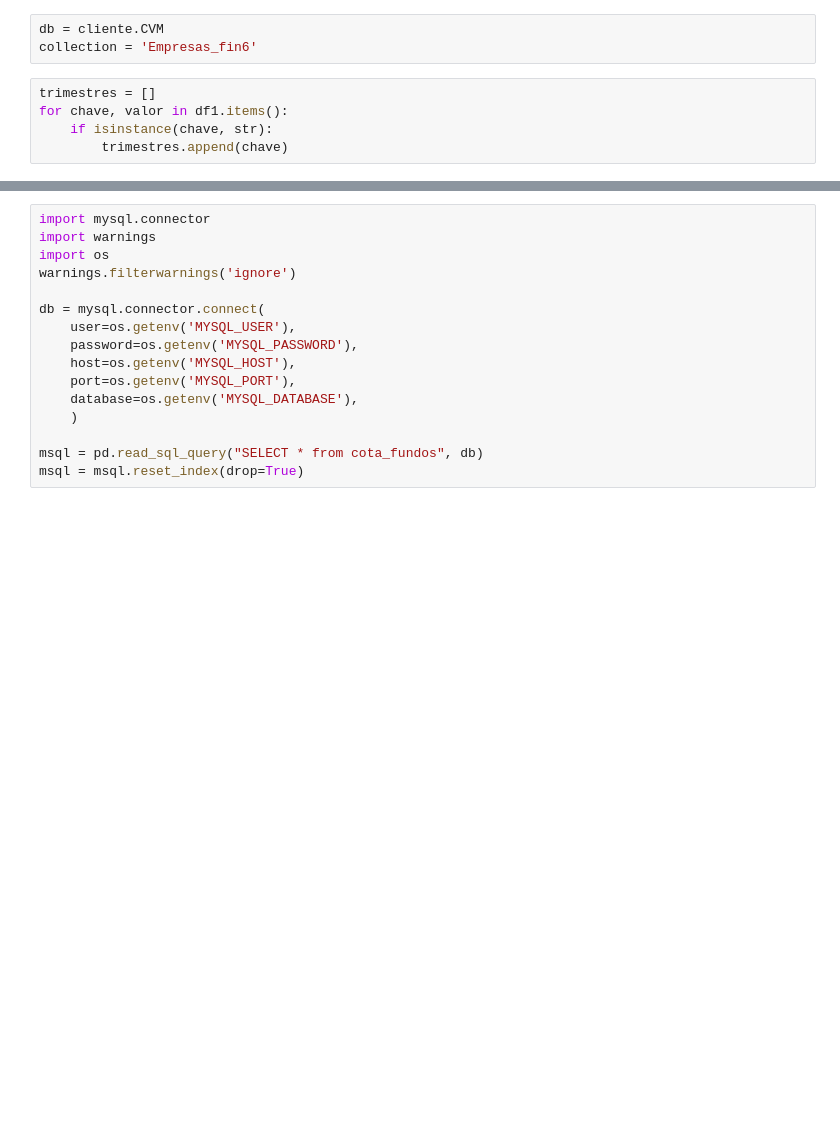
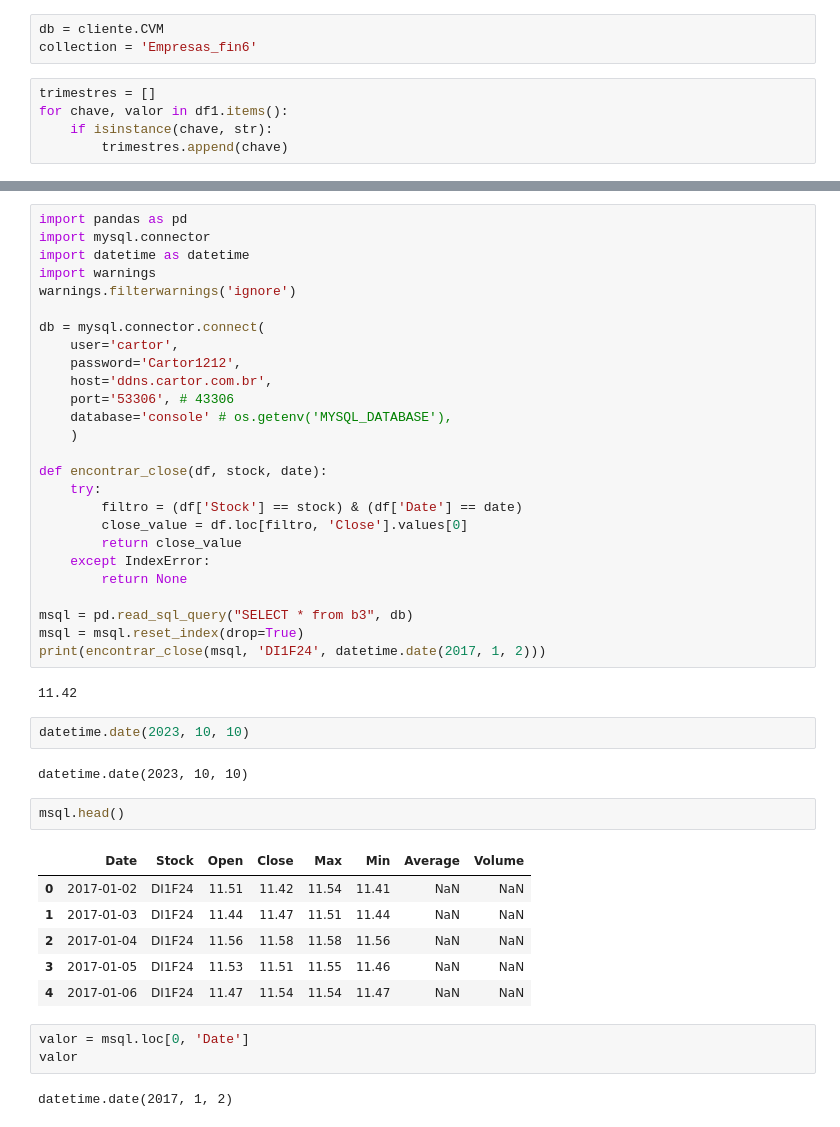
Before and after one commit to gassuncao27/quant_research_2023, a Jupyter notebook: melhoriaresutlados_test.ipynb, the cells around one changed output, grey strips where cells are left out. Cells and saved outputs as stored; diff of their text form; blank space fills up the shorter version.

Commit message:
Acesso mysql e precos

```diff
--- a/melhoriaresutlados_test.ipynb
+++ b/melhoriaresutlados_test.ipynb
@@ -192,18 +265,48 @@ trimestres
  'QteTotalAcoes',
  '2023-09-30']
 # %%
+import pandas as pd
 import mysql.connector
+import datetime as datetime
 import warnings
-import os
 warnings.filterwarnings('ignore')
 
 db = mysql.connector.connect(
-    user=os.getenv('MYSQL_USER'),
-    password=os.getenv('MYSQL_PASSWORD'),
-    host=os.getenv('MYSQL_HOST'),
-    port=os.getenv('MYSQL_PORT'),
-    database=os.getenv('MYSQL_DATABASE'),
+    user='cartor',
+    password='Cartor1212',
+    host='ddns.cartor.com.br',
+    port='53306', # 43306
+    database='console' # os.getenv('MYSQL_DATABASE'),
     )
 
-msql = pd.read_sql_query("SELECT * from cota_fundos", db)
+def encontrar_close(df, stock, date):
+    try:
+        filtro = (df['Stock'] == stock) & (df['Date'] == date)
+        close_value = df.loc[filtro, 'Close'].values[0]
+        return close_value
+    except IndexError:
+        return None
+
+msql = pd.read_sql_query("SELECT * from b3", db)
 msql = msql.reset_index(drop=True)
+print(encontrar_close(msql, 'DI1F24', datetime.date(2017, 1, 2)))
+# %% [output]
+11.42
+# %%
+datetime.date(2023, 10, 10)
+# %% [output]
+datetime.date(2023, 10, 10)
+# %%
+msql.head()
+# %% [output]
+|  | Date | Stock | Open | Close | Max | Min | Average | Volume |
+| 0 | 2017-01-02 | DI1F24 | 11.51 | 11.42 | 11.54 | 11.41 | NaN | NaN |
+| 1 | 2017-01-03 | DI1F24 | 11.44 | 11.47 | 11.51 | 11.44 | NaN | NaN |
+| 2 | 2017-01-04 | DI1F24 | 11.56 | 11.58 | 11.58 | 11.56 | NaN | NaN |
+| 3 | 2017-01-05 | DI1F24 | 11.53 | 11.51 | 11.55 | 11.46 | NaN | NaN |
+| 4 | 2017-01-06 | DI1F24 | 11.47 | 11.54 | 11.54 | 11.47 | NaN | NaN |
+# %%
+valor = msql.loc[0, 'Date']
+valor
+# %% [output]
+datetime.date(2017, 1, 2)
```
Also changed, not shown: parts of 7 cells of this notebook.
